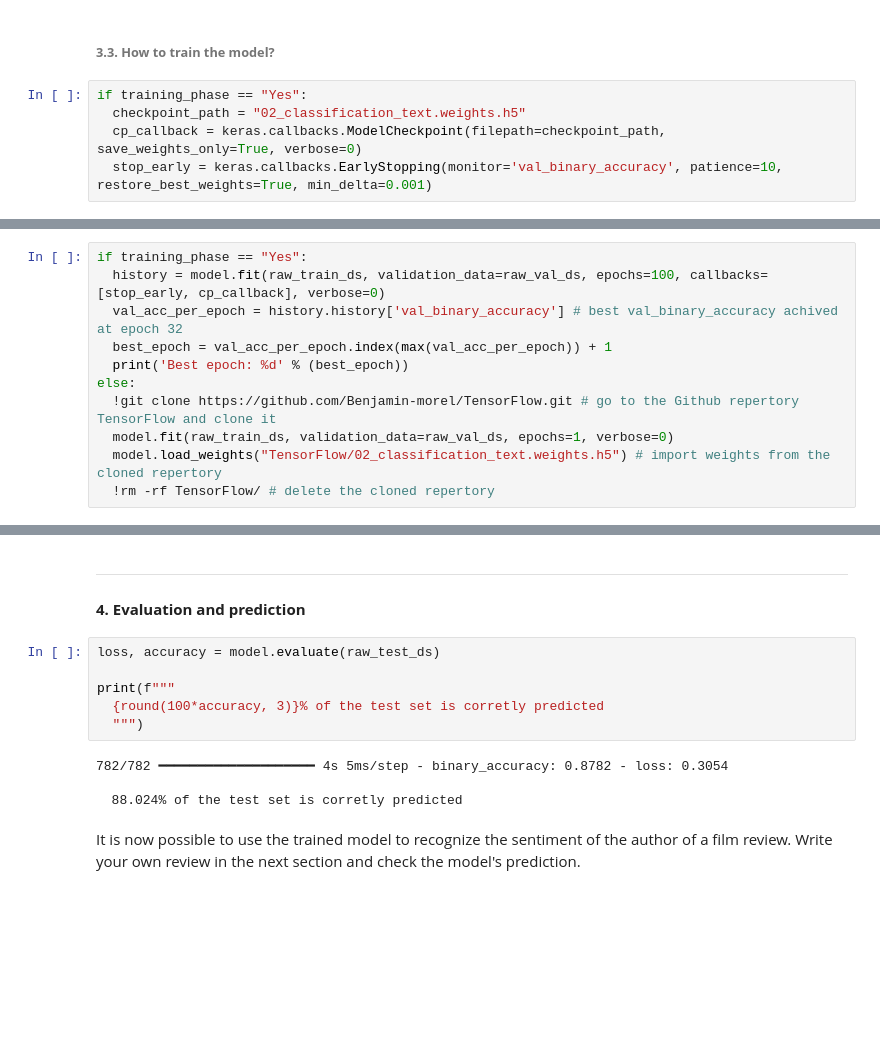
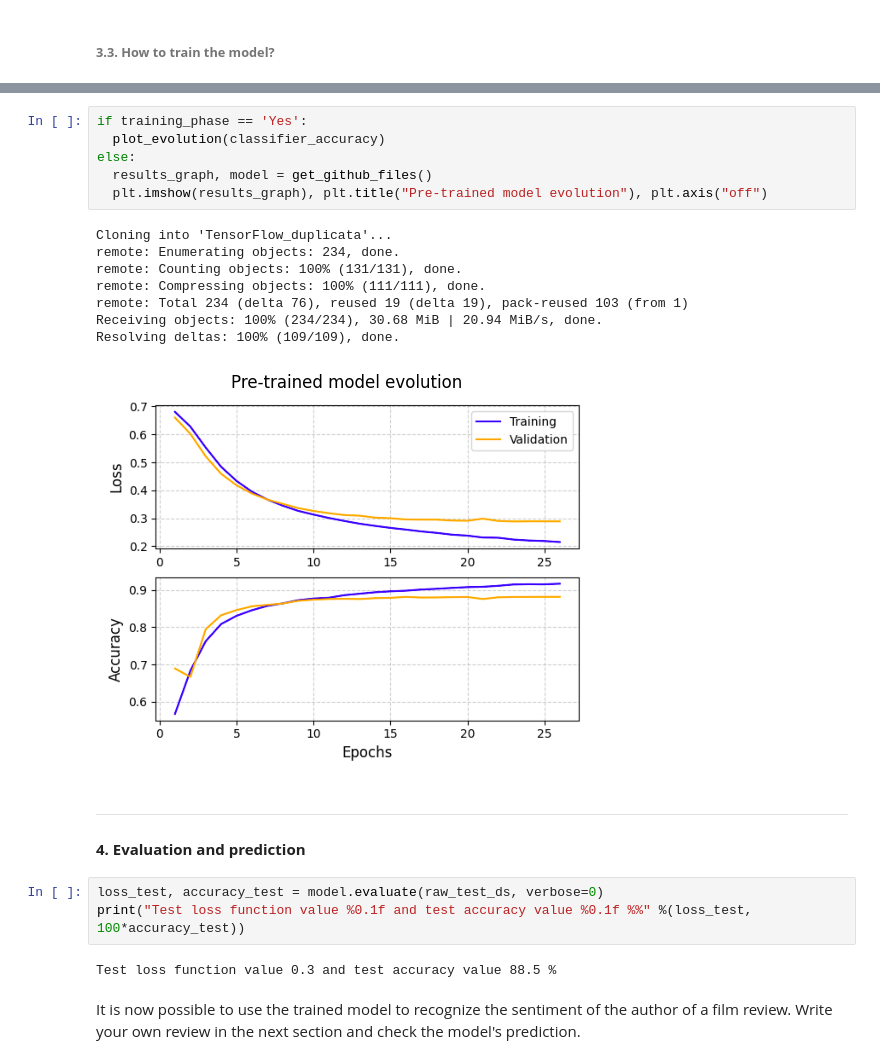
Before and after one commit to Benjamin-morel/TensorFlow, a Jupyter notebook: 02_classification_text.ipynb, the cells around one changed output, grey strips where cells are left out. Drawn from its saved outputs; the diff is of its cells as text; blank space fills up the shorter version.

```diff
--- a/02_classification_text.ipynb
+++ b/02_classification_text.ipynb
@@ -269,8 +301,3 @@ def create_model():
   return model
 # %% [markdown]
 ###### **3.3. How to train the model?**
-# %%
-if training_phase == "Yes":
-  checkpoint_path = "02_classification_text.weights.h5"
-  cp_callback = keras.callbacks.ModelCheckpoint(filepath=checkpoint_path, save_weights_only=True, verbose=0)
-  stop_early = keras.callbacks.EarlyStopping(monitor='val_binary_accuracy', patience=10, restore_best_weights=True, min_delta=0.001)
@@ -279,11 +303,0 @@ model = create_model()
-# %%
-if training_phase == "Yes":
-  history = model.fit(raw_train_ds, validation_data=raw_val_ds, epochs=100, callbacks=[stop_early, cp_callback], verbose=0)
-  val_acc_per_epoch = history.history['val_binary_accuracy'] # best val_binary_accuracy achived at epoch 32
-  best_epoch = val_acc_per_epoch.index(max(val_acc_per_epoch)) + 1
-  print('Best epoch: %d' % (best_epoch))
-else:
-  !git clone https://github.com/Benjamin-morel/TensorFlow.git # go to the Github repertory TensorFlow and clone it
-  model.fit(raw_train_ds, validation_data=raw_val_ds, epochs=1, verbose=0)
-  model.load_weights("TensorFlow/02_classification_text.weights.h5") # import weights from the cloned repertory
-  !rm -rf TensorFlow/ # delete the cloned repertory
@@ -315,18 +326,28 @@ if training_phase == 'Yes':
+# %%
+if training_phase == 'Yes':
+  plot_evolution(classifier_accuracy)
+else:
+  results_graph, model = get_github_files()
+  plt.imshow(results_graph), plt.title("Pre-trained model evolution"), plt.axis("off")
+# %% [output]
+Cloning into 'TensorFlow_duplicata'...
+remote: Enumerating objects: 234, done.
+remote: Counting objects: 100% (131/131), done.
+remote: Compressing objects: 100% (111/111), done.
+remote: Total 234 (delta 76), reused 19 (delta 19), pack-reused 103 (from 1)
+Receiving objects: 100% (234/234), 30.68 MiB | 20.94 MiB/s, done.
+Resolving deltas: 100% (109/109), done.
+[figure, added]
 # %% [markdown]
 ---
 
 
 #### **4. Evaluation and prediction**
-# %%
-loss, accuracy = model.evaluate(raw_test_ds)
-
-print(f"""
-  {round(100*accuracy, 3)}% of the test set is corretly predicted
-  """)
-# %% [output]
-782/782 ━━━━━━━━━━━━━━━━━━━━ 4s 5ms/step - binary_accuracy: 0.8782 - loss: 0.3054
-
-  88.024% of the test set is corretly predicted
+# %%
+loss_test, accuracy_test = model.evaluate(raw_test_ds, verbose=0)
+print("Test loss function value %0.1f and test accuracy value %0.1f %%" %(loss_test, 100*accuracy_test))
+# %% [output]
+Test loss function value 0.3 and test accuracy value 88.5 %
 # %% [markdown]
 It is now possible to use the trained model to recognize the sentiment of the author of a film review. Write your own review in the next section and check the model's prediction.
 # %%
```
Also changed, not shown: parts of 29 cells of this notebook.
